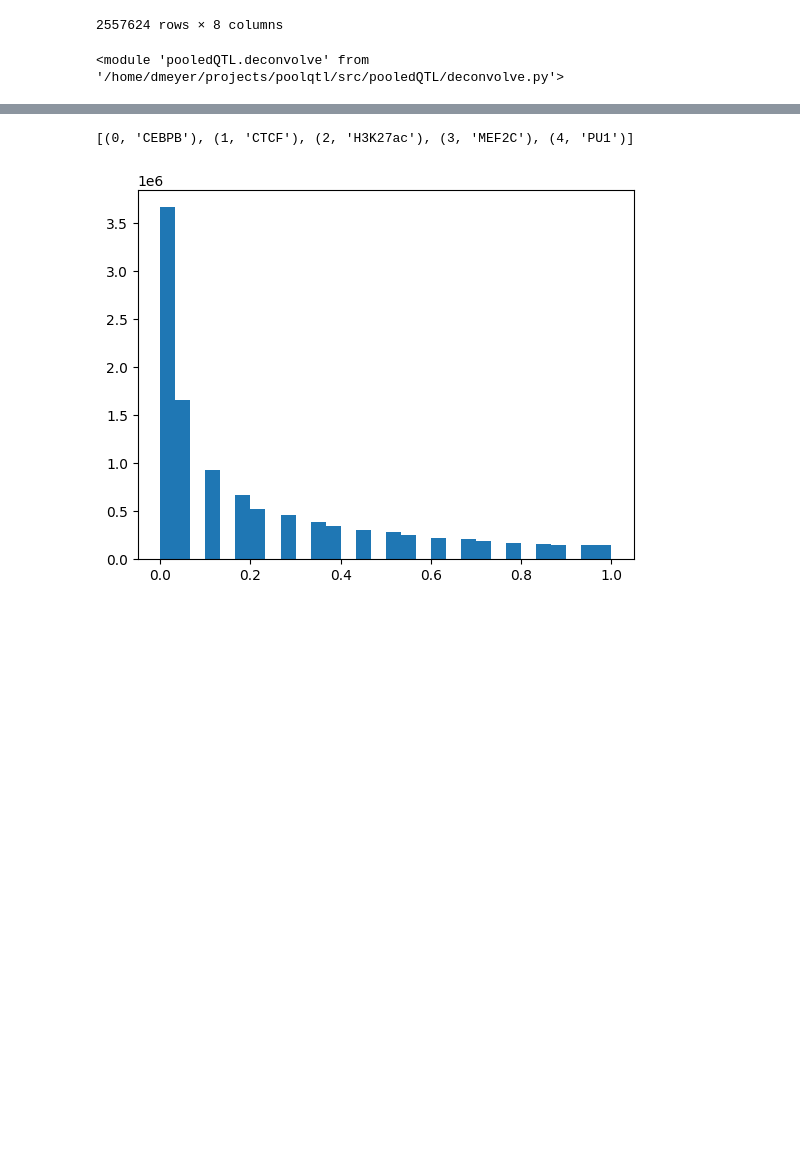
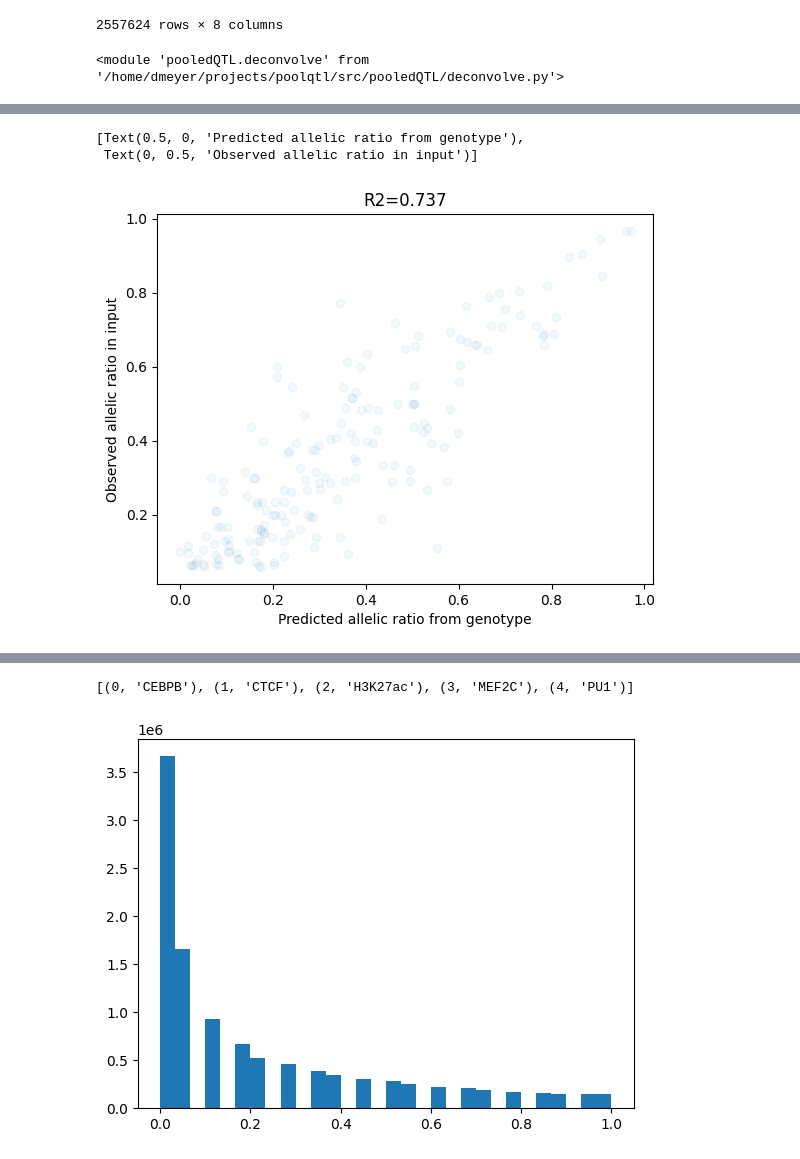
Before and after one commit to daklab/poolqtl, a Jupyter notebook: src/ariana_round2.ipynb, the cells around one changed output, grey strips where cells are left out. Saved outputs shown, nothing was run; the diff lists cells and outputs as text; code cells hidden in the pictures; blank space fills up the shorter version.

```diff
--- a/src/ariana_round2.ipynb
+++ b/src/ariana_round2.ipynb
@@ -187,0 +199,13 @@ combined[combined.totalCount >= 10]
+# %%
+fig, ax2 = plt.subplots(1,1)
+combined_30 = combined.loc[(combined.totalCount >= 30) & (combined.allelic_ratio >= 0.05),:]
+corr,_ = scipy.stats.pearsonr(combined_30.pred, combined_30.allelic_ratio)
+R2 = corr*corr
+
+ax2.scatter(combined_30.pred, combined_30.allelic_ratio, alpha = 0.05)
+ax2.set_title("R2=%.3f" % R2)
+ax2.set(xlabel="Predicted allelic ratio from genotype", ylabel="Observed allelic ratio in input")
+# %% [output]
+[Text(0.5, 0, 'Predicted allelic ratio from genotype'),
+ Text(0, 0.5, 'Observed allelic ratio in input')]
+[figure, added]
```
Also changed, not shown: parts of 40 cells of this notebook.
